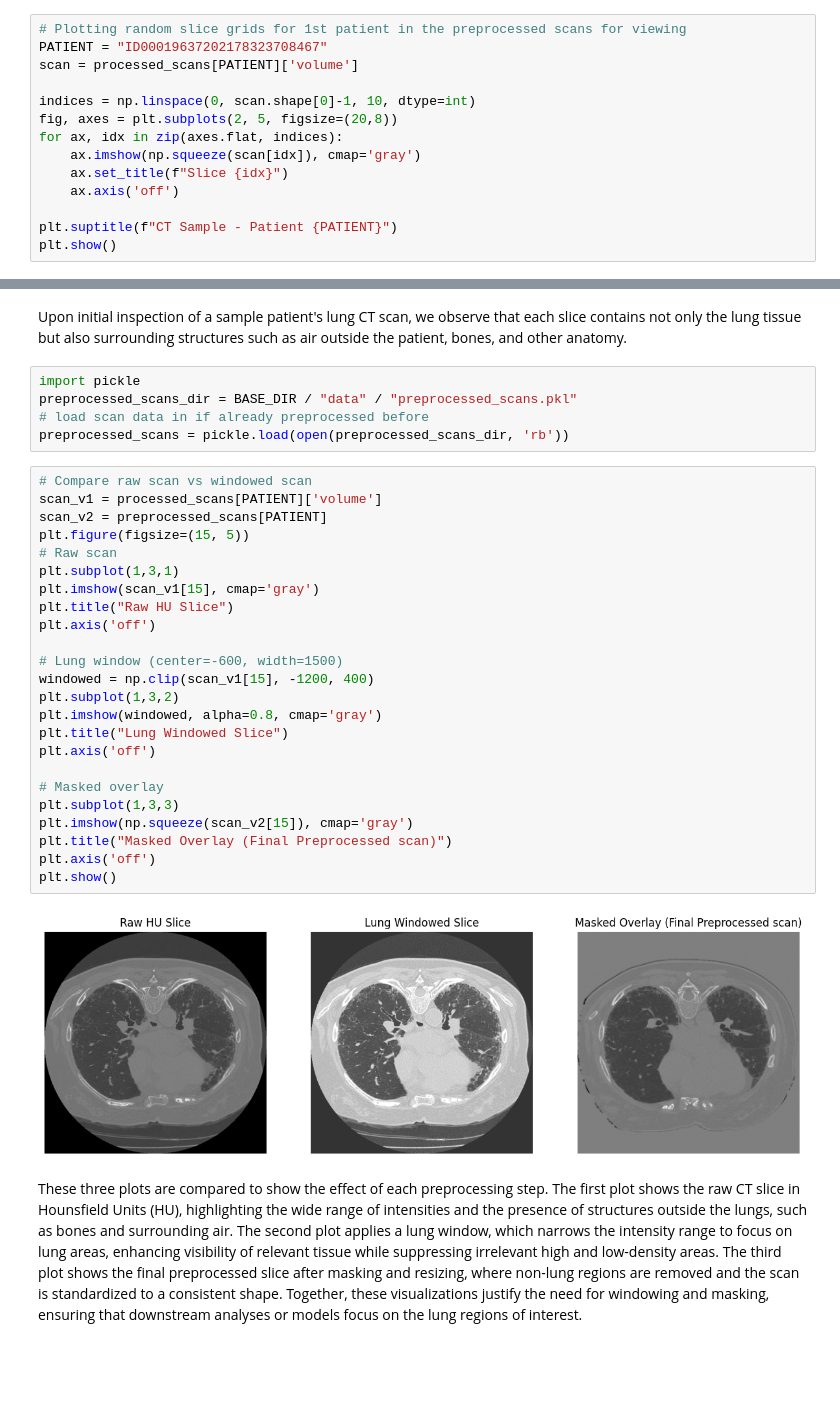
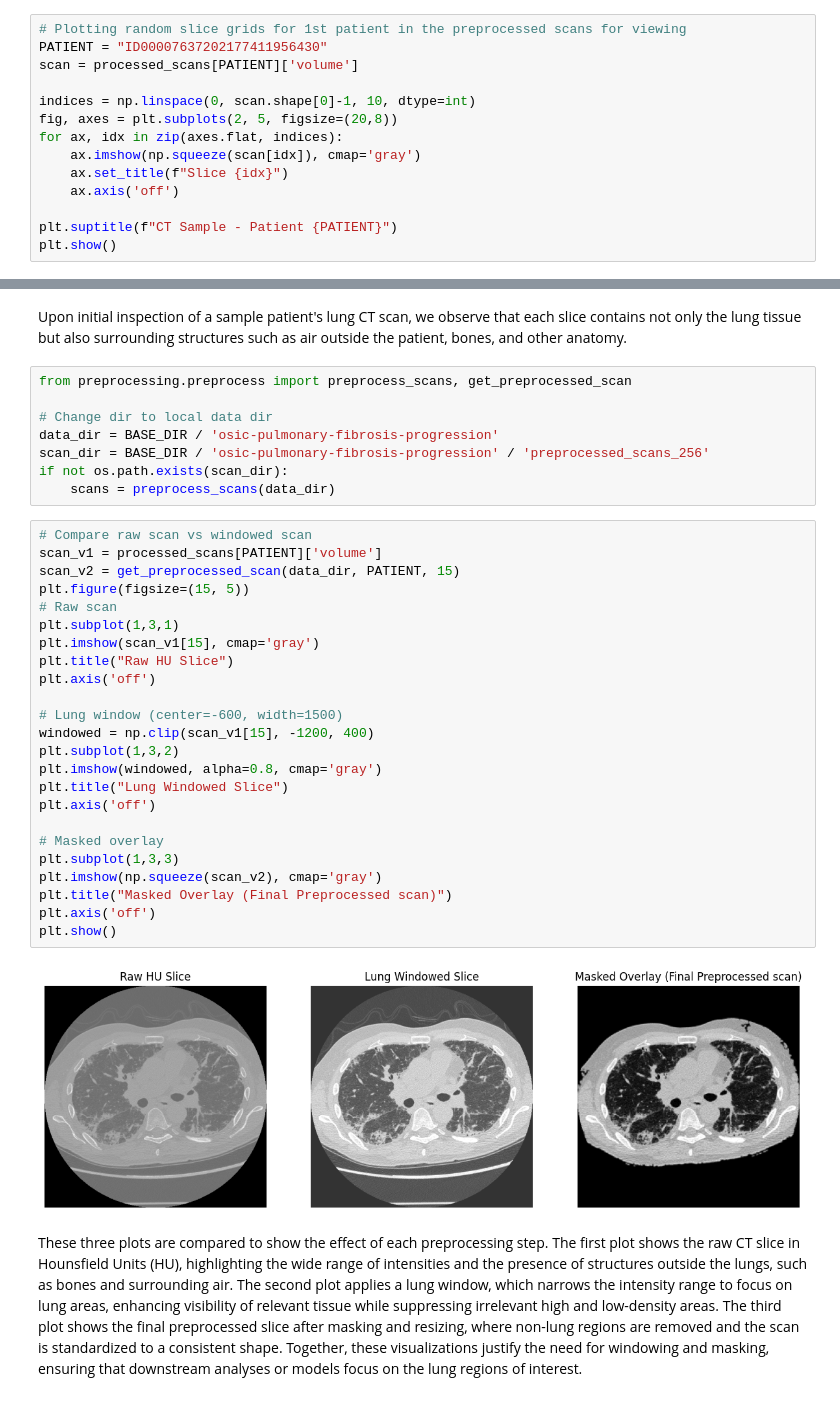
Before and after one commit to unfulw/pulmonary_fibrosis, a Jupyter notebook: main.ipynb, the cells around one changed output, grey strips where cells are left out. Cells and saved outputs as stored; diff of their text form; blank space fills up the shorter version.

```diff
--- a/main.ipynb
+++ b/main.ipynb
@@ -141,7 +145,7 @@ processed_scans_hu_dir = BASE_DIR / "data" / "processed_scans_hu"
 processed_scans = load_all_patients(processed_scans_hu_dir)
 # %%
 # Plotting random slice grids for 1st patient in the preprocessed scans for viewing
-PATIENT = "ID00019637202178323708467"
+PATIENT = "ID00007637202177411956430"
 scan = processed_scans[PATIENT]['volume']
 
 indices = np.linspace(0, scan.shape[0]-1, 10, dtype=int)
@@ -158,36 +162,39 @@ plt.show()
 # %% [markdown]
 Upon initial inspection of a sample patient's lung CT scan, we observe that each slice contains not only the lung tissue but also surrounding structures such as air outside the patient, bones, and other anatomy.
 # %%
-import pickle
-preprocessed_scans_dir = BASE_DIR / "data" / "preprocessed_scans.pkl"
-# load scan data in if already preprocessed before
-preprocessed_scans = pickle.load(open(preprocessed_scans_dir, 'rb'))
+from preprocessing.preprocess import preprocess_scans, get_preprocessed_scan
+
+# Change dir to local data dir
+data_dir = BASE_DIR / 'osic-pulmonary-fibrosis-progression'
+scan_dir = BASE_DIR / 'osic-pulmonary-fibrosis-progression' / 'preprocessed_scans_256'
+if not os.path.exists(scan_dir):
+    scans = preprocess_scans(data_dir)
 # %%
 # Compare raw scan vs windowed scan
 scan_v1 = processed_scans[PATIENT]['volume']
-scan_v2 = preprocessed_scans[PATIENT]
+scan_v2 = get_preprocessed_scan(data_dir, PATIENT, 15)
 plt.figure(figsize=(15, 5))
 # Raw scan
 plt.subplot(1,3,1)
 plt.imshow(scan_v1[15], cmap='gray')
 plt.title("Raw HU Slice")
 plt.axis('off')
 
 # Lung window (center=-600, width=1500)
 windowed = np.clip(scan_v1[15], -1200, 400)
 plt.subplot(1,3,2)
 plt.imshow(windowed, alpha=0.8, cmap='gray')
 plt.title("Lung Windowed Slice")
 plt.axis('off')
 
 # Masked overlay
 plt.subplot(1,3,3)
-plt.imshow(np.squeeze(scan_v2[15]), cmap='gray')
+plt.imshow(np.squeeze(scan_v2), cmap='gray')
 plt.title("Masked Overlay (Final Preprocessed scan)")
 plt.axis('off')
 plt.show()
 # %% [output]
-[figure, old version]
+[figure, new version]
 # %% [markdown]
 These three plots are compared to show the effect of each preprocessing step. The first plot shows the raw CT slice in Hounsfield Units (HU), highlighting the wide range of intensities and the presence of structures outside the lungs, such as bones and surrounding air. The second plot applies a lung window, which narrows the intensity range to focus on lung areas, enhancing visibility of relevant tissue while suppressing irrelevant high and low-density areas. The third plot shows the final preprocessed slice after masking and resizing, where non-lung regions are removed and the scan is standardized to a consistent shape. Together, these visualizations justify the need for windowing and masking, ensuring that downstream analyses or models focus on the lung regions of interest.
 # %%
```
Also changed, not shown: parts of 15 cells of this notebook, 4 other files.
